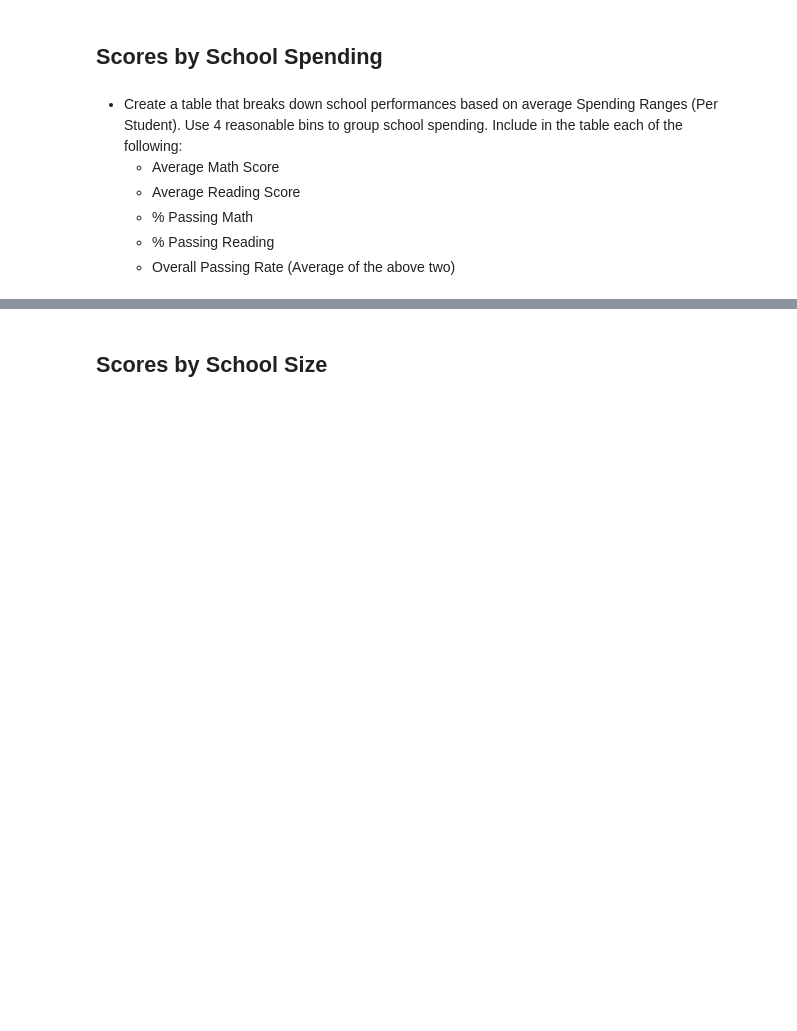
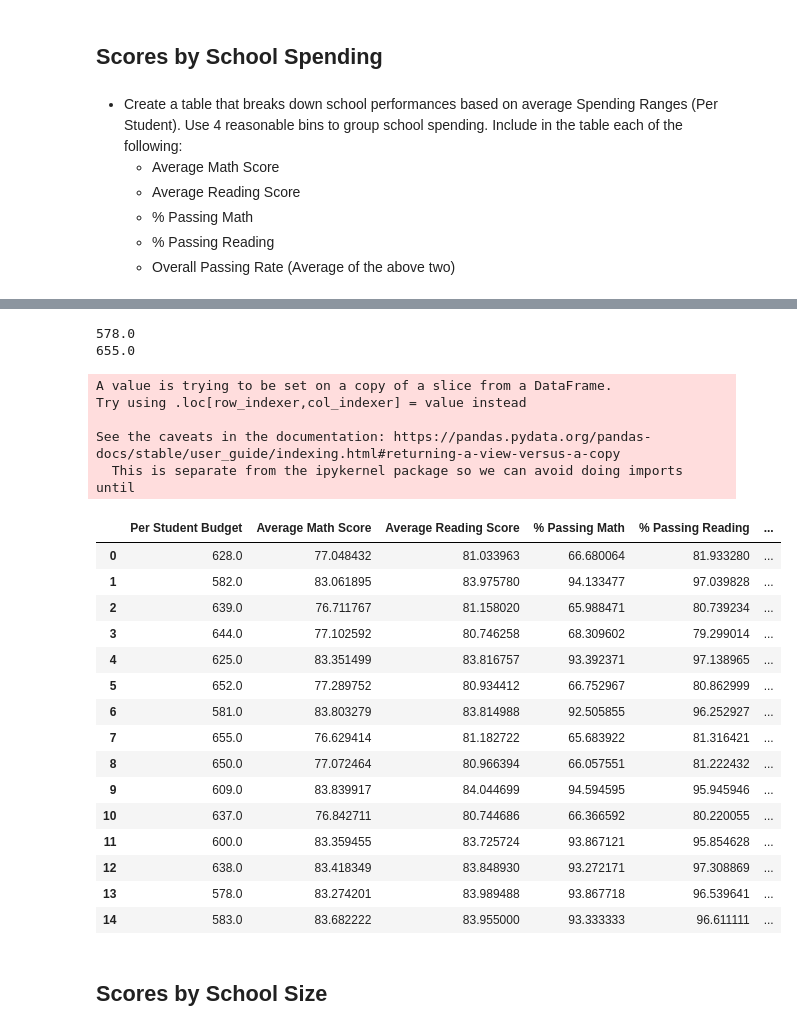
Before and after one commit to DerekLarson77/Pandas-School-Grades, a Jupyter notebook: PyCitySchools/PyCitySchools_rework.ipynb, the cells around one changed output, grey strips where cells are left out. Cells and saved outputs as stored; diff of their text form; code cells hidden in the pictures; blank space fills up the shorter version.

Commit message:
Changed dtypes for last 3 questions
Scores by School updated, but still needs a column drop.

```diff
--- a/PyCitySchools/PyCitySchools_rework.ipynb
+++ b/PyCitySchools/PyCitySchools_rework.ipynb
@@ -364,3 +405,13 @@ Worst_Overall_df.head(5)
   * % Passing Math
   * % Passing Reading
   * Overall Passing Rate (Average of the above two)
+# %%
+
+TypeConversion = School_Summary_df.copy()
+TypeConversion["% Passing Math"] = TypeConversion.loc[:,"% Passing Math"].astype(float)
+TypeConversion["% Passing Reading"] = TypeConversion.loc[:,"% Passing Reading"].astype(float)
+TypeConversion["% Overall Passing"] = TypeConversion.loc[:,"% Overall Passing"].astype(float)
+#TypeConversion
+
+SchoolSum_resetindex_df = TypeConversion.reset_index()
+SchoolSum_resetindex_df.dtypes
@@ -372,6 +435,57 @@ Worst_Overall_df.head(5)
 | $585-630 | 81.90 | 83.16 | 87.13 | 92.72 | ... |
 | $630-645 | 78.52 | 81.62 | 73.48 | 84.39 | ... |
 | $645-680 | 77.00 | 81.03 | 66.16 | 81.13 | ... |
+# %%
+Min_avgspending = School_Summary_df["Per Student Budget"].min()
+print(Min_avgspending)
+Max_avgspending = School_Summary_df["Per Student Budget"].max()
+print(Max_avgspending)
+
+bins = [0,585,630,645,680]
+bin_labels = ["<$585", "$585-$630", "$630-$645", "$645-$660"]
+# %% [output]
+578.0
+655.0
+# %%
+Scores_SchoolSpending_df = SchoolSum_resetindex_df[["Per Student Budget", "Average Math Score", "Average Reading Score", "% Passing Math", "% Passing Reading", "% Overall Passing"]]
+
+Scores_SchoolSpending_df["Spending Ranges (Per Student)"] = pd.cut(Scores_SchoolSpending_df["Per Student Budget"], bins, labels=bin_labels)
+
+#Scores_SchoolSpending_df.drop(columns=["Per Student Budget"])
+
+Groupby_SchoolSpending_df = Scores_SchoolSpending_df.groupby(["Spending Ranges (Per Student)"]).mean()
+
+#Groupby_SchoolSpending_df.drop(columns="Per Student Budget")
+
+Groupby_SchoolSpending_df["Average Math Score"] = round(Groupby_SchoolSpending_df["Average Math Score"],2)
+Groupby_SchoolSpending_df["Average Reading Score"] = round(Groupby_SchoolSpending_df["Average Reading Score"],2)
+Groupby_SchoolSpending_df["% Passing Math"] = round(Groupby_SchoolSpending_df["% Passing Math"],2)
+#Groupby_SchoolSpending_df["% Passing Reading"] = round(Groupby_SchoolSpending_df["% Passing Reading"],2)
+#Groupby_SchoolSpending_df["% Overall Passing"] = round(Groupby_SchoolSpending_df["% Overall Passing"],2)
+
+#Groupby_SchoolSpending_df
+# %% [output]
+A value is trying to be set on a copy of a slice from a DataFrame.
+Try using .loc[row_indexer,col_indexer] = value instead
+
+See the caveats in the documentation: https://pandas.pydata.org/pandas-docs/stable/user_guide/indexing.html#returning-a-view-versus-a-copy
+  This is separate from the ipykernel package so we can avoid doing imports until
+|  | Per Student Budget | Average Math Score | Average Reading Score | % Passing Math | % Passing Reading | ... |
+| 0 | 628.0 | 77.048432 | 81.033963 | 66.680064 | 81.933280 | ... |
+| 1 | 582.0 | 83.061895 | 83.975780 | 94.133477 | 97.039828 | ... |
+| 2 | 639.0 | 76.711767 | 81.158020 | 65.988471 | 80.739234 | ... |
+| 3 | 644.0 | 77.102592 | 80.746258 | 68.309602 | 79.299014 | ... |
+| 4 | 625.0 | 83.351499 | 83.816757 | 93.392371 | 97.138965 | ... |
+| 5 | 652.0 | 77.289752 | 80.934412 | 66.752967 | 80.862999 | ... |
+| 6 | 581.0 | 83.803279 | 83.814988 | 92.505855 | 96.252927 | ... |
+| 7 | 655.0 | 76.629414 | 81.182722 | 65.683922 | 81.316421 | ... |
+| 8 | 650.0 | 77.072464 | 80.966394 | 66.057551 | 81.222432 | ... |
+| 9 | 609.0 | 83.839917 | 84.044699 | 94.594595 | 95.945946 | ... |
+| 10 | 637.0 | 76.842711 | 80.744686 | 66.366592 | 80.220055 | ... |
+| 11 | 600.0 | 83.359455 | 83.725724 | 93.867121 | 95.854628 | ... |
+| 12 | 638.0 | 83.418349 | 83.848930 | 93.272171 | 97.308869 | ... |
+| 13 | 578.0 | 83.274201 | 83.989488 | 93.867718 | 96.539641 | ... |
+| 14 | 583.0 | 83.682222 | 83.955000 | 93.333333 | 96.611111 | ... |
 # %% [markdown]
 ## Scores by School Size
 # %% [markdown]
```
Also changed, not shown: parts of 12 cells of this notebook.
